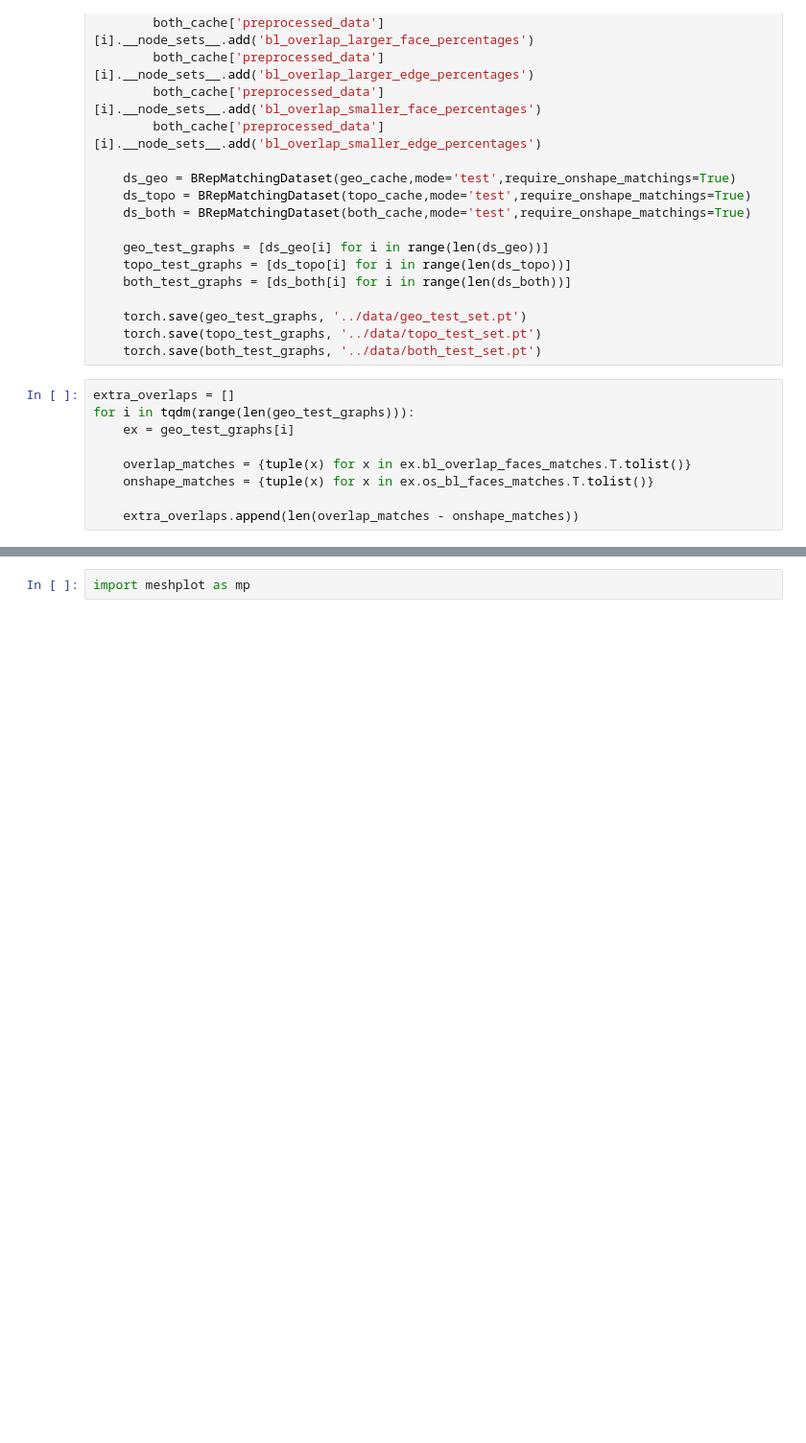
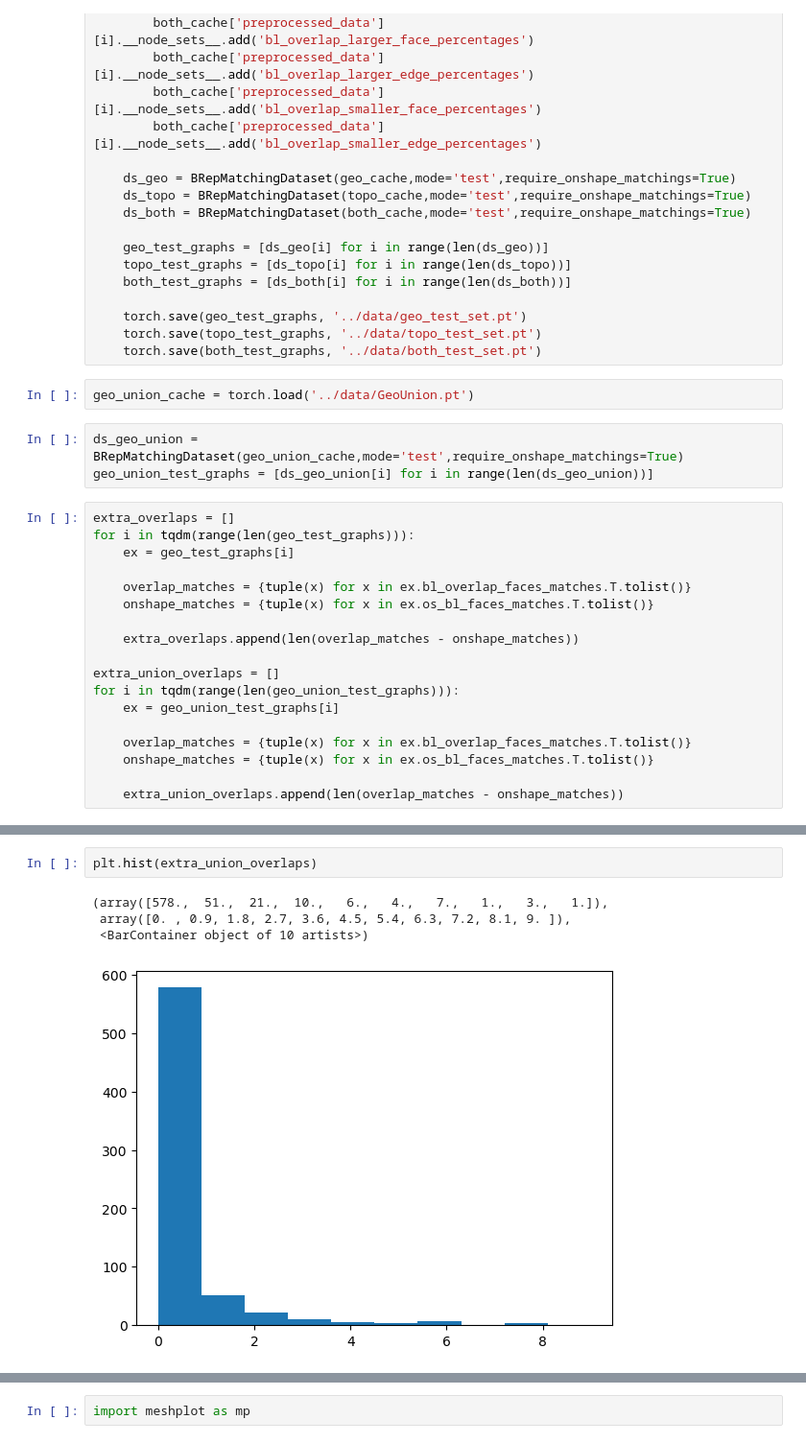
Before and after one commit to deGravity/brepmatching, a Jupyter notebook: notebooks/plot_metrics.ipynb, the cells around one changed output, grey strips where cells are left out. Shown at 96% size. Drawn from its saved outputs; the diff is of its cells as text; blank space fills up the shorter version.

```diff
--- a/notebooks/plot_metrics.ipynb
+++ b/notebooks/plot_metrics.ipynb
@@ -49,6 +49,11 @@ else:
     torch.save(geo_test_graphs, '../data/geo_test_set.pt')
     torch.save(topo_test_graphs, '../data/topo_test_set.pt')
     torch.save(both_test_graphs, '../data/both_test_set.pt')
+# %%
+geo_union_cache = torch.load('../data/GeoUnion.pt')
+# %%
+ds_geo_union = BRepMatchingDataset(geo_union_cache,mode='test',require_onshape_matchings=True)
+geo_union_test_graphs = [ds_geo_union[i] for i in range(len(ds_geo_union))]
 # %%
 extra_overlaps = []
 for i in tqdm(range(len(geo_test_graphs))):
@@ -58,3 +63,12 @@ for i in tqdm(range(len(geo_test_graphs))):
     onshape_matches = {tuple(x) for x in ex.os_bl_faces_matches.T.tolist()}
 
     extra_overlaps.append(len(overlap_matches - onshape_matches))
+
+extra_union_overlaps = []
+for i in tqdm(range(len(geo_union_test_graphs))):
+    ex = geo_union_test_graphs[i]
+
+    overlap_matches = {tuple(x) for x in ex.bl_overlap_faces_matches.T.tolist()}
+    onshape_matches = {tuple(x) for x in ex.os_bl_faces_matches.T.tolist()}
+
+    extra_union_overlaps.append(len(overlap_matches - onshape_matches))
@@ -62,0 +102,7 @@ plt.hist(extra_overlaps)
+# %%
+plt.hist(extra_union_overlaps)
+# %% [output]
+(array([578.,  51.,  21.,  10.,   6.,   4.,   7.,   1.,   3.,   1.]),
+ array([0. , 0.9, 1.8, 2.7, 3.6, 4.5, 5.4, 6.3, 7.2, 8.1, 9. ]),
+ <BarContainer object of 10 artists>)
+[figure, added]
```
Also changed, not shown: parts of 15 cells of this notebook, 1 other file.
